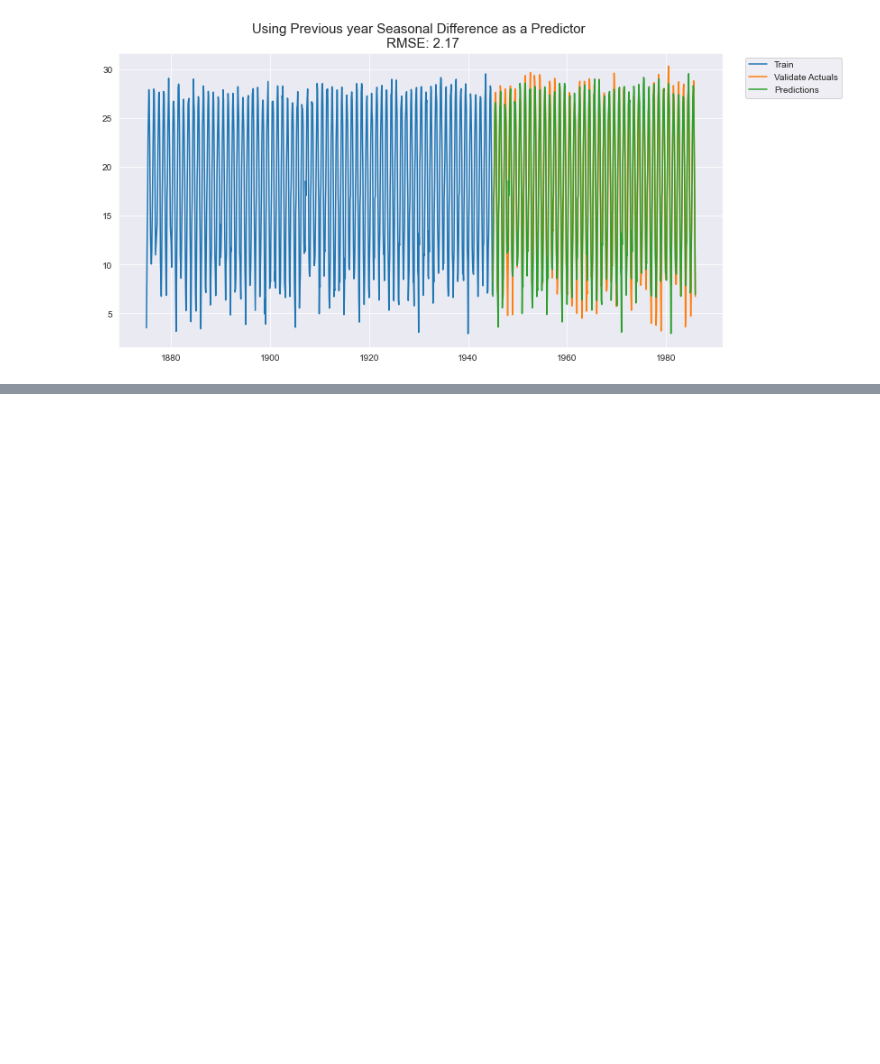
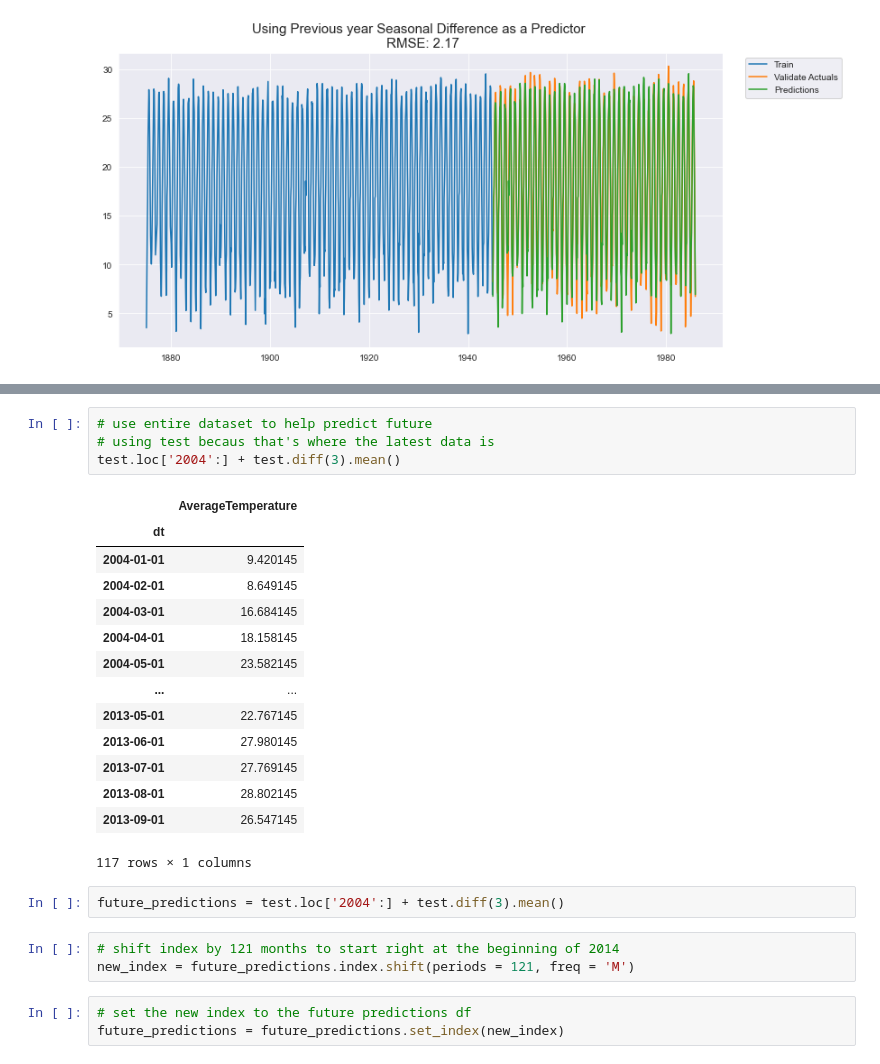
Before and after one commit to HeatherOrtegaMcMillan/time-series-exercises, a Jupyter notebook: time_series_project.ipynb, the cells around one changed output, grey strips where cells are left out. Saved outputs shown, nothing was run; the diff lists cells and outputs as text; blank space fills up the shorter version.

```diff
--- a/time_series_project.ipynb
+++ b/time_series_project.ipynb
@@ -555,0 +628,27 @@ plt.show()
+# %%
+# use entire dataset to help predict future
+# using test becaus that's where the latest data is
+test.loc['2004':] + test.diff(3).mean()
+# %% [output]
+|  | AverageTemperature |
+| dt |  |
+| 2004-01-01 | 9.420145 |
+| 2004-02-01 | 8.649145 |
+| 2004-03-01 | 16.684145 |
+| 2004-04-01 | 18.158145 |
+| 2004-05-01 | 23.582145 |
+| ... | ... |
+| 2013-05-01 | 22.767145 |
+| 2013-06-01 | 27.980145 |
+| 2013-07-01 | 27.769145 |
+| 2013-08-01 | 28.802145 |
+| 2013-09-01 | 26.547145 |
+117 rows × 1 columns
+# %%
+future_predictions = test.loc['2004':] + test.diff(3).mean()
+# %%
+# shift index by 121 months to start right at the beginning of 2014
+new_index = future_predictions.index.shift(periods = 121, freq = 'M')
+# %%
+# set the new index to the future predictions df
+future_predictions = future_predictions.set_index(new_index)
```
Also changed, not shown: parts of 14 cells of this notebook.
